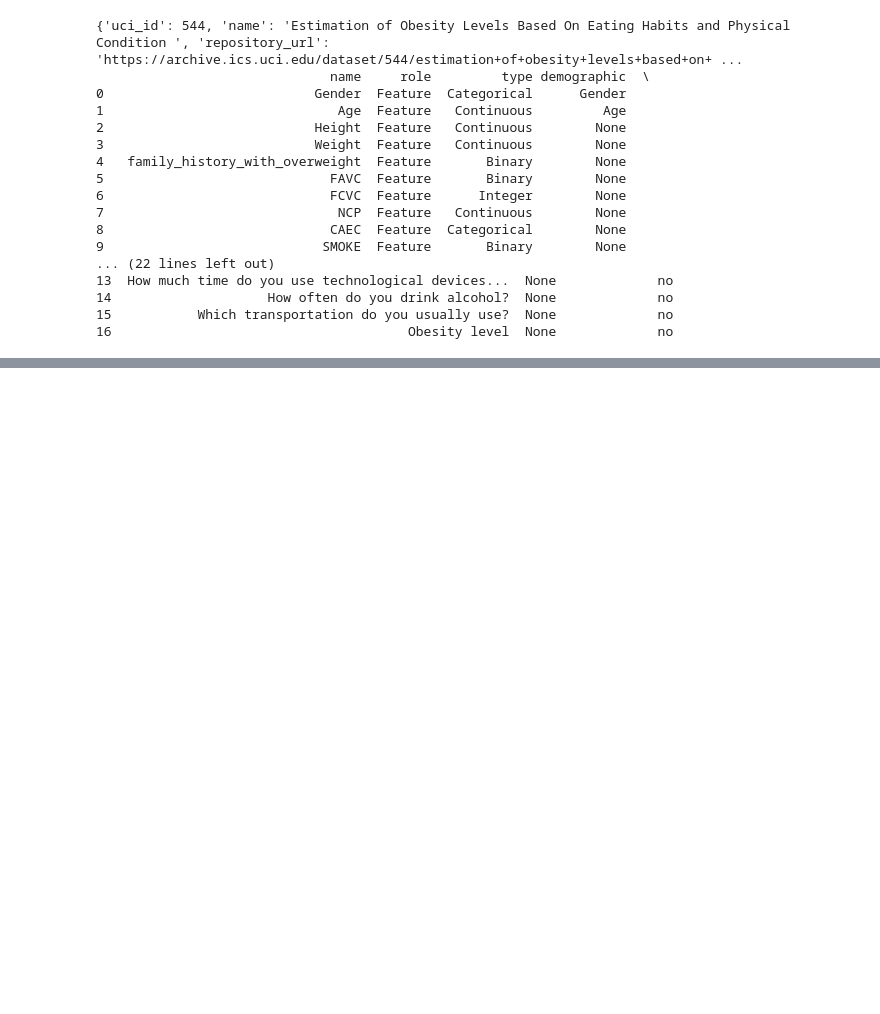
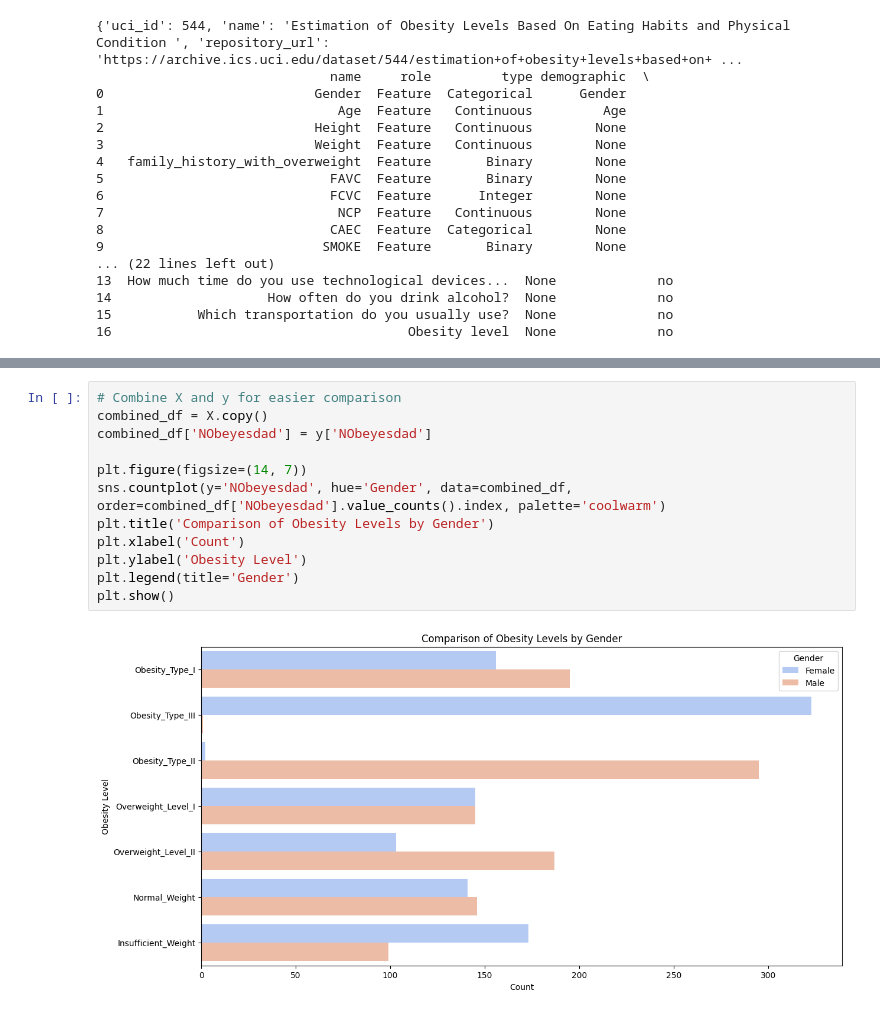
Before and after one commit to DrAyesha91/Nasscom-fdp-, a Jupyter notebook: D3_project_of_obesity_dataset.ipynb, the cells around one changed output, grey strips where cells are left out. Saved outputs shown, nothing was run; the diff lists cells and outputs as text; blank space fills up the shorter version.

```diff
--- a/D3_project_of_obesity_dataset.ipynb
+++ b/D3_project_of_obesity_dataset.ipynb
@@ -72,0 +99,14 @@ Passing `palette` without assigning `hue` is deprecated and will be removed in v
+# %%
+# Combine X and y for easier comparison
+combined_df = X.copy()
+combined_df['NObeyesdad'] = y['NObeyesdad']
+
+plt.figure(figsize=(14, 7))
+sns.countplot(y='NObeyesdad', hue='Gender', data=combined_df, order=combined_df['NObeyesdad'].value_counts().index, palette='coolwarm')
+plt.title('Comparison of Obesity Levels by Gender')
+plt.xlabel('Count')
+plt.ylabel('Obesity Level')
+plt.legend(title='Gender')
+plt.show()
+# %% [output]
+[figure, added]
```
Also changed, not shown: parts of 15 cells of this notebook.
